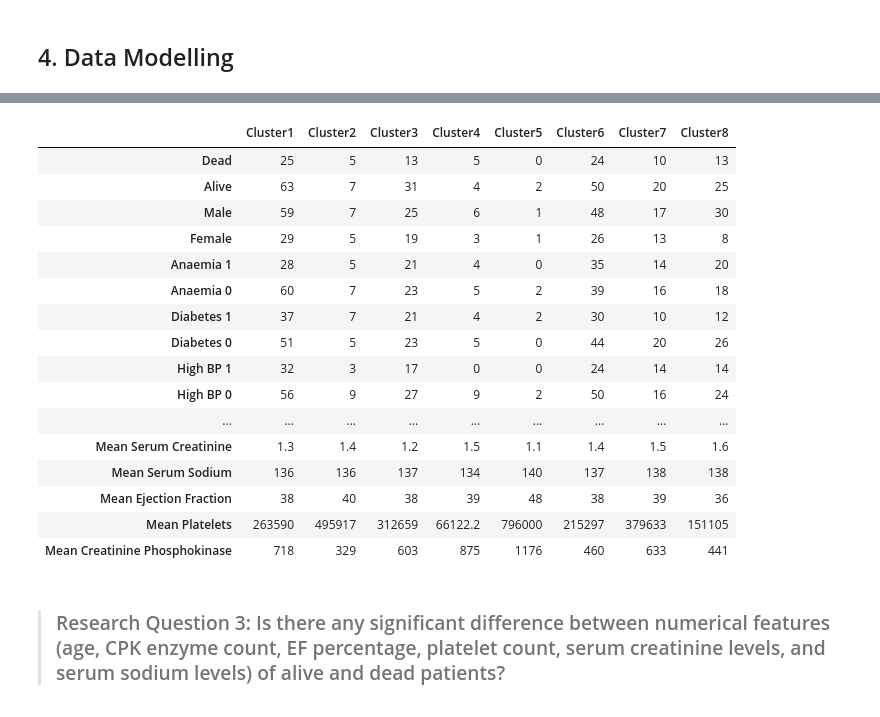
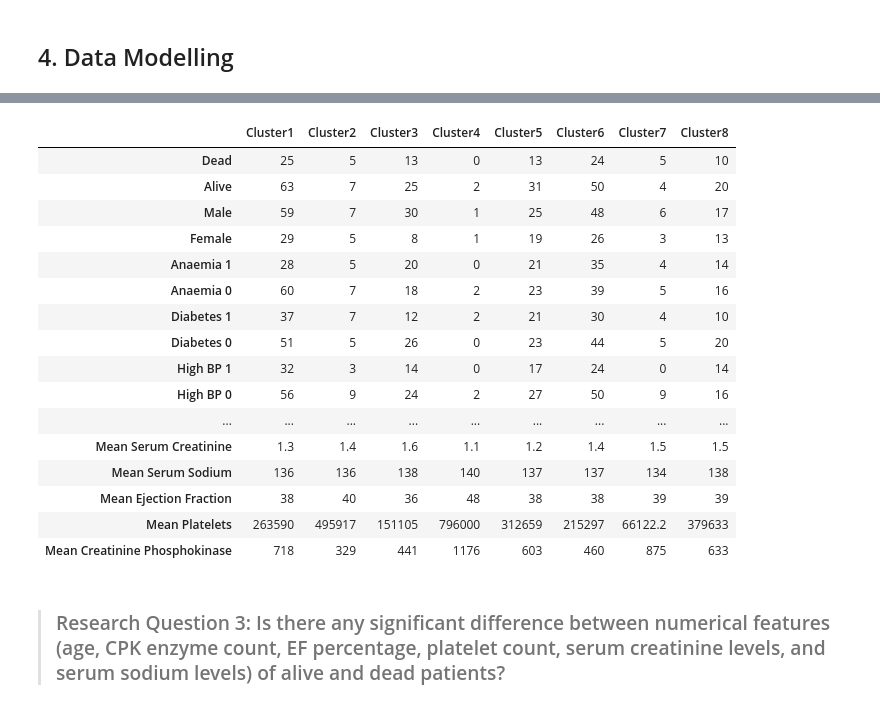
Before and after one commit to Skentir/CSMODEL, a Jupyter notebook: Data Analysis of Heart Failure Patients.ipynb, the cells around one changed output, grey strips where cells are left out. Cells and saved outputs as stored; diff of their text form; code cells hidden in the pictures.

```diff
--- a/Data Analysis of Heart Failure Patients.ipynb
+++ b/Data Analysis of Heart Failure Patients.ipynb
@@ -1553,28 +1584,28 @@ for c in clusters:
     buffer.update(pd.Series({'Mean Creatinine Phosphokinase': round(c['creatinine_phosphokinase'].mean(),0)}),dtype=float)
     final.update({'Cluster'+str(i+1):buffer})
     i+= 1
-# %%
-smp = pd.DataFrame(final).transpose()
-smp = smp.drop('dtype',axis=1).transpose()
-smp
-# %% [output]
-|  | Cluster1 | Cluster2 | Cluster3 | Cluster4 | Cluster5 | Cluster6 | Cluster7 | Cluster8 |
-| Dead | 25 | 5 | 13 | 5 | 0 | 24 | 10 | 13 |
-| Alive | 63 | 7 | 31 | 4 | 2 | 50 | 20 | 25 |
-| Male | 59 | 7 | 25 | 6 | 1 | 48 | 17 | 30 |
-| Female | 29 | 5 | 19 | 3 | 1 | 26 | 13 | 8 |
-| Anaemia 1 | 28 | 5 | 21 | 4 | 0 | 35 | 14 | 20 |
-| Anaemia 0 | 60 | 7 | 23 | 5 | 2 | 39 | 16 | 18 |
-| Diabetes 1 | 37 | 7 | 21 | 4 | 2 | 30 | 10 | 12 |
-| Diabetes 0 | 51 | 5 | 23 | 5 | 0 | 44 | 20 | 26 |
-| High BP 1 | 32 | 3 | 17 | 0 | 0 | 24 | 14 | 14 |
-| High BP 0 | 56 | 9 | 27 | 9 | 2 | 50 | 16 | 24 |
-| ... | ... | ... | ... | ... | ... | ... | ... | ... |
-| Mean Serum Creatinine | 1.3 | 1.4 | 1.2 | 1.5 | 1.1 | 1.4 | 1.5 | 1.6 |
-| Mean Serum Sodium | 136 | 136 | 137 | 134 | 140 | 137 | 138 | 138 |
-| Mean Ejection Fraction | 38 | 40 | 38 | 39 | 48 | 38 | 39 | 36 |
-| Mean Platelets | 263590 | 495917 | 312659 | 66122.2 | 796000 | 215297 | 379633 | 151105 |
-| Mean Creatinine Phosphokinase | 718 | 329 | 603 | 875 | 1176 | 460 | 633 | 441 |
+# %%
+# Make a dataframe from the created dictionary from the previous step
+smp = pd.DataFrame(final).drop('dtype',axis=0)
+smp
+# %% [output]
+|  | Cluster1 | Cluster2 | Cluster3 | Cluster4 | Cluster5 | Cluster6 | Cluster7 | Cluster8 |
+| Dead | 25 | 5 | 13 | 0 | 13 | 24 | 5 | 10 |
+| Alive | 63 | 7 | 25 | 2 | 31 | 50 | 4 | 20 |
+| Male | 59 | 7 | 30 | 1 | 25 | 48 | 6 | 17 |
+| Female | 29 | 5 | 8 | 1 | 19 | 26 | 3 | 13 |
+| Anaemia 1 | 28 | 5 | 20 | 0 | 21 | 35 | 4 | 14 |
+| Anaemia 0 | 60 | 7 | 18 | 2 | 23 | 39 | 5 | 16 |
+| Diabetes 1 | 37 | 7 | 12 | 2 | 21 | 30 | 4 | 10 |
+| Diabetes 0 | 51 | 5 | 26 | 0 | 23 | 44 | 5 | 20 |
+| High BP 1 | 32 | 3 | 14 | 0 | 17 | 24 | 0 | 14 |
+| High BP 0 | 56 | 9 | 24 | 2 | 27 | 50 | 9 | 16 |
+| ... | ... | ... | ... | ... | ... | ... | ... | ... |
+| Mean Serum Creatinine | 1.3 | 1.4 | 1.6 | 1.1 | 1.2 | 1.4 | 1.5 | 1.5 |
+| Mean Serum Sodium | 136 | 136 | 138 | 140 | 137 | 137 | 134 | 138 |
+| Mean Ejection Fraction | 38 | 40 | 36 | 48 | 38 | 38 | 39 | 39 |
+| Mean Platelets | 263590 | 495917 | 151105 | 796000 | 312659 | 215297 | 66122.2 | 379633 |
+| Mean Creatinine Phosphokinase | 718 | 329 | 441 | 1176 | 603 | 460 | 875 | 633 |
 # %% [markdown]
 > ### Research Question 3: Is there any significant difference between numerical features (age, CPK enzyme count, EF percentage, platelet count, serum creatinine levels, and serum sodium levels) of alive and dead patients?
 # %%
```
Also changed, not shown: parts of 13 cells of this notebook.
